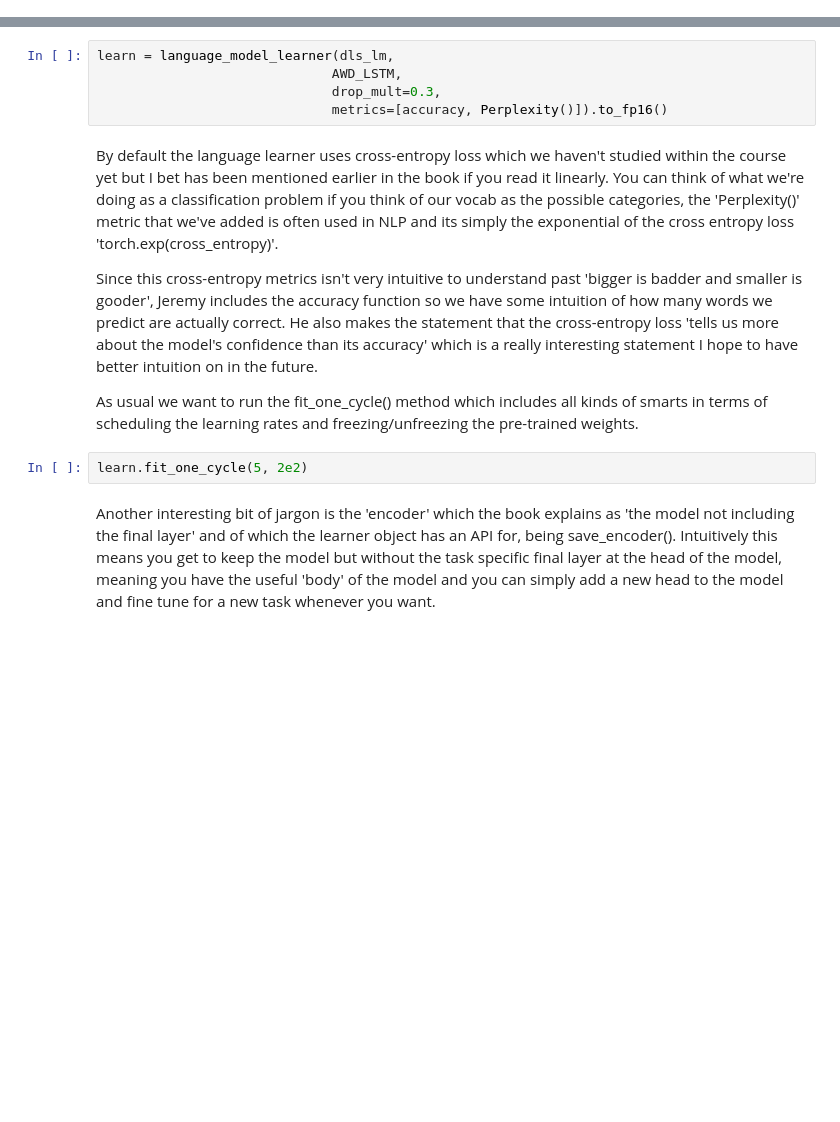
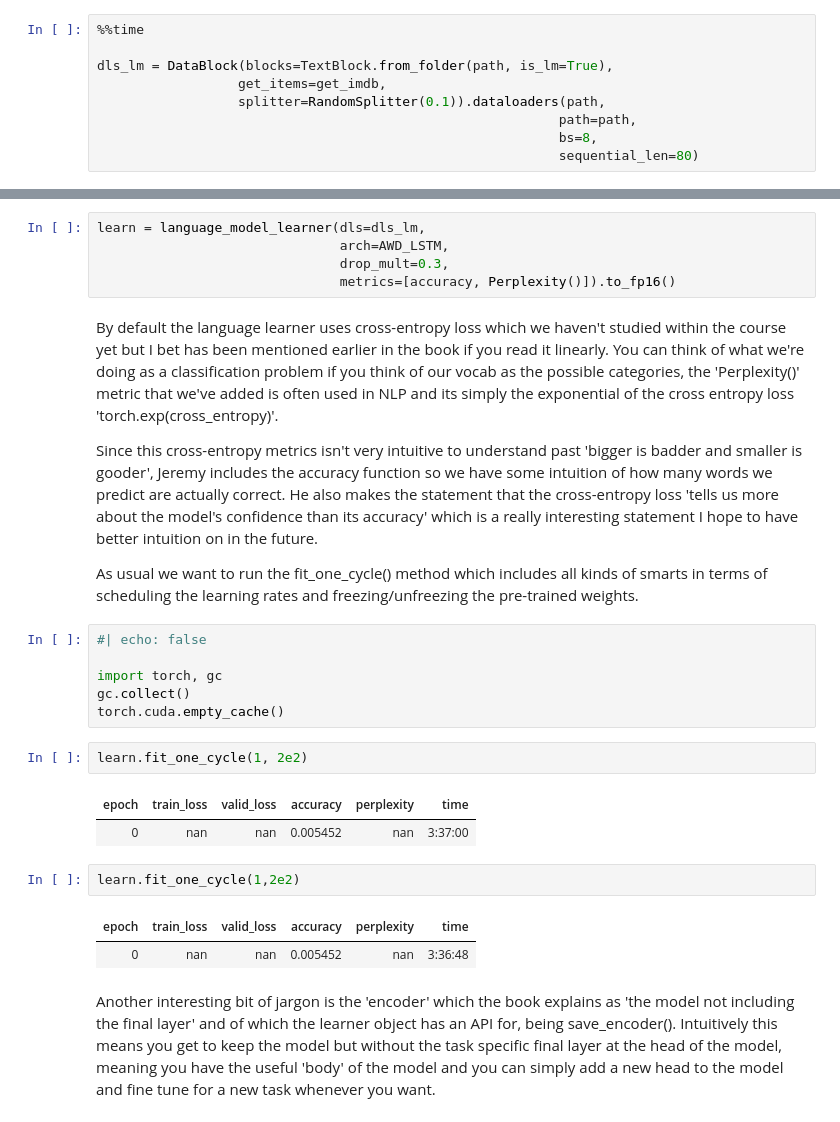
Before and after one commit to nglillywhite/blog, a Jupyter notebook: posts/2023-01-08-Fastai Lesson 4.ipynb, the cells around one changed output, grey strips where cells are left out. Drawn from its saved outputs; the diff is of its cells as text; blank space fills up the shorter version.

```diff
--- a/posts/2023-01-08-Fastai Chapter 4.ipynb
+++ b/posts/2023-01-08-Fastai Lesson 4.ipynb
@@ -830,0 +807,9 @@ So `n_workers` has to be changed to 0 to avoid getting stuck
+# %%
+%%time
+
+dls_lm = DataBlock(blocks=TextBlock.from_folder(path, is_lm=True),
+                  get_items=get_imdb,
+                  splitter=RandomSplitter(0.1)).dataloaders(path,
+                                                           path=path,
+                                                           bs=8,
+                                                           sequential_len=80)
@@ -837,17 +829,31 @@ dls_lm.show_batch(max_n=2)
 
 And we're back on familiar ground where we build a learner object, pass an architecture, set some metrics etc and kick off our training loop
 # %%
-learn = language_model_learner(dls_lm,
-                              AWD_LSTM,
-                              drop_mult=0.3,
-                              metrics=[accuracy, Perplexity()]).to_fp16()
+learn = language_model_learner(dls=dls_lm,
+                               arch=AWD_LSTM,
+                               drop_mult=0.3,
+                               metrics=[accuracy, Perplexity()]).to_fp16()
 # %% [markdown]
 By default the language learner uses cross-entropy loss which we haven't studied within the course yet but I bet has been mentioned earlier in the book if you read it linearly. You can think of what we're doing as a classification problem if you think of our vocab as the possible categories, the 'Perplexity()' metric that we've added is often used in NLP and its simply the exponential of the cross entropy loss 'torch.exp(cross_entropy)'.
 
 Since this cross-entropy metrics isn't very intuitive to understand past 'bigger is badder and smaller is gooder', Jeremy includes the accuracy function so we have some intuition of how many words we predict are actually correct. He also makes the statement that the cross-entropy loss 'tells us more about the model's confidence than its accuracy' which is a really interesting statement I hope to have better intuition on in the future.
 
 As usual we want to run the fit_one_cycle() method which includes all kinds of smarts in terms of scheduling the learning rates and freezing/unfreezing the pre-trained weights.
+# %%
+#| echo: false
+
+import torch, gc
+gc.collect()
+torch.cuda.empty_cache()
 # %%
-learn.fit_one_cycle(5, 2e2)
+learn.fit_one_cycle(1, 2e2)
+# %% [output]
+| epoch | train_loss | valid_loss | accuracy | perplexity | time |
+| 0 | nan | nan | 0.005452 | nan | 3:37:00 |
+# %%
+learn.fit_one_cycle(1,2e2)
+# %% [output]
+| epoch | train_loss | valid_loss | accuracy | perplexity | time |
+| 0 | nan | nan | 0.005452 | nan | 3:36:48 |
 # %% [markdown]
 Another interesting bit of jargon is the 'encoder' which the book explains as 'the model not including the final layer' and of which the learner object has an API for, being save_encoder(). Intuitively this means you get to keep the model but without the task specific final layer at the head of the model, meaning you have the useful 'body' of the model and you can simply add a new head to the model and fine tune for a new task whenever you want.
```
Also changed, not shown: parts of 12 cells of this notebook, 4 other files.
